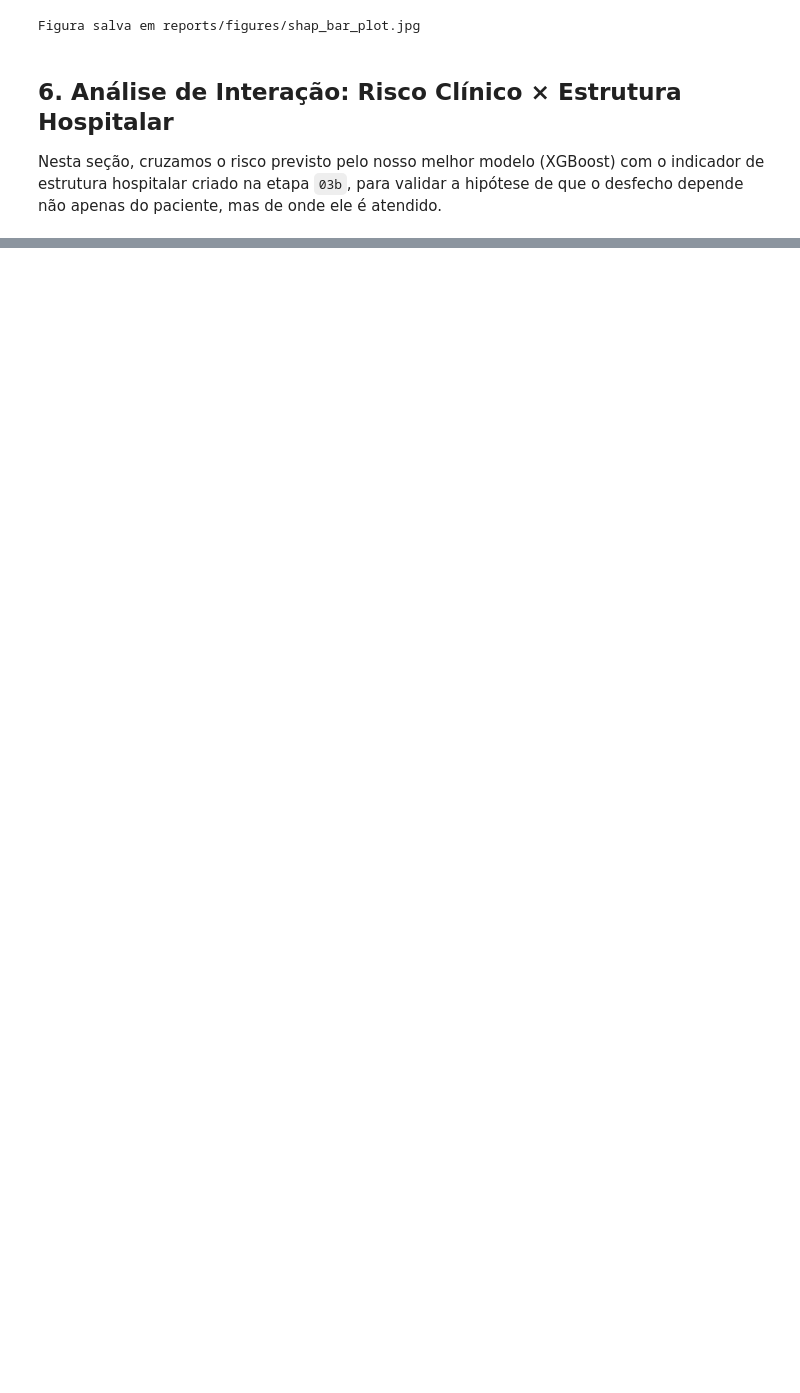
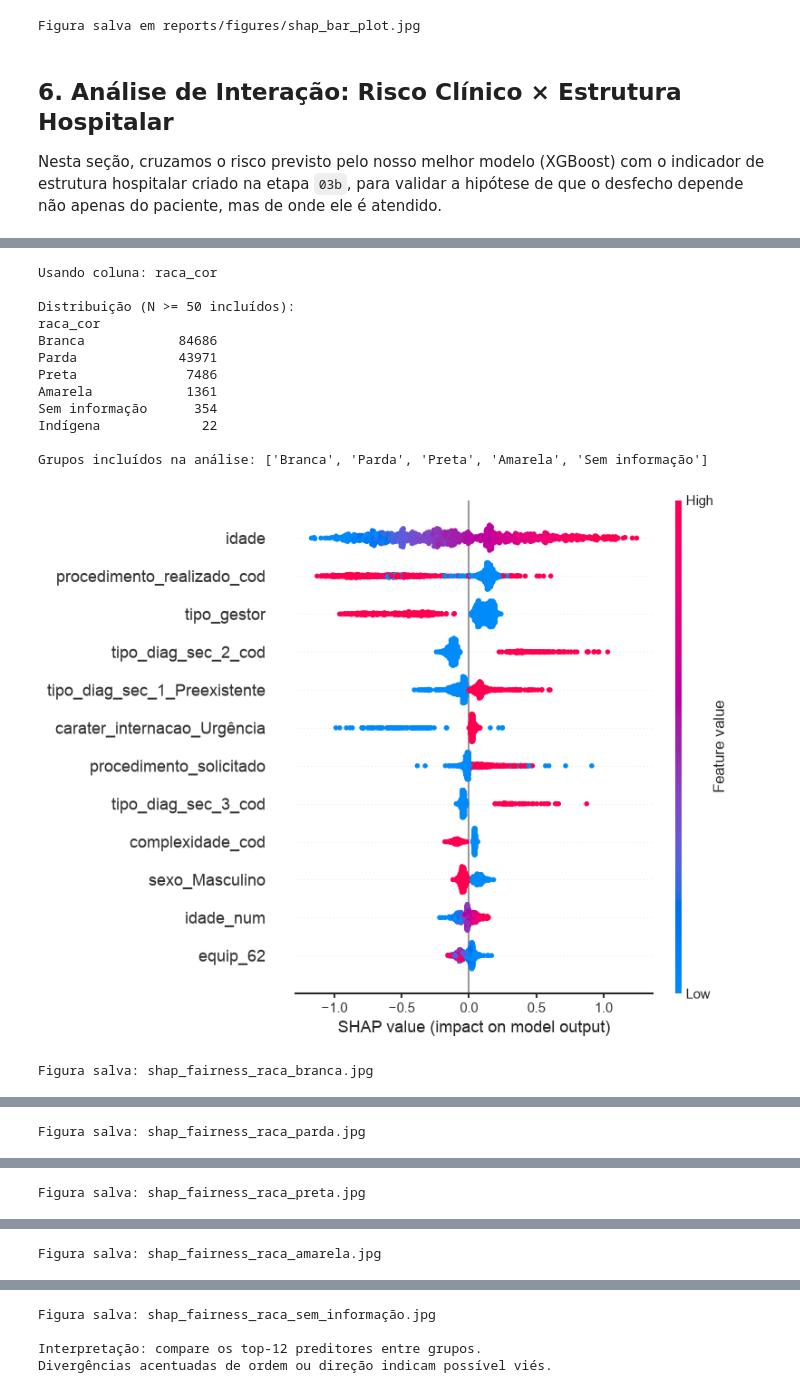
Before and after one commit to Carolina-Silva/TCC, a Jupyter notebook: notebooks/06_predictive_modeling.ipynb, the cells around one changed output, grey strips where cells are left out. Drawn from its saved outputs; the diff is of its cells as text; code cells hidden in the pictures; blank space fills up the shorter version.

```diff
--- a/notebooks/06_predictive_modeling.ipynb
+++ b/notebooks/06_predictive_modeling.ipynb
@@ -681,0 +831,64 @@ Figura salva em reports/figures/shap_fairness_sexo.jpg
+# %%
+import shap
+import warnings
+warnings.filterwarnings('ignore')
+
+# ── Identificar coluna de raça/cor na base enriquecida ────────────────────────
+raca_col = next(
+    (c for c in df_enriched.columns
+     if ('ra' in c.lower() and 'cor' in c.lower()) or 'raca' in c.lower()),
+    None
+)
+
+if raca_col is None:
+    print('⚠️  Coluna de raça/cor não encontrada em df_enriched.')
+    print('Colunas disponíveis:', [c for c in df_enriched.columns if len(c) < 25][:30])
+else:
+    print(f'Usando coluna: {raca_col}')
+    df_interacao['raca_cor'] = df_enriched.loc[idx_test, raca_col].values
+
+    contagem = df_interacao['raca_cor'].value_counts()
+    grupos_validos = contagem[contagem >= 50].index.tolist()
+    print(f'\nDistribuição (N >= 50 incluídos):')
+    print(contagem.to_string())
+    print(f'\nGrupos incluídos na análise: {grupos_validos}')
+
+    if len(grupos_validos) < 2:
+        print('⚠️  Menos de 2 grupos com volume suficiente para comparação.')
+    else:
+        explainer = shap.TreeExplainer(xgb_model)
+
+        # ── Uma figura por grupo ──────────────────────────────────────────────
+        for grupo in grupos_validos:
+            idx_grupo = df_interacao['raca_cor'] == grupo
+            n_sample  = min(1000, int(idx_grupo.sum()))
+            X_grupo   = X_test.loc[idx_grupo].sample(n_sample, random_state=42)
+            shap_grupo = explainer.shap_values(X_grupo)
+
+            plt.figure(figsize=(10, 7))
+            shap.summary_plot(shap_grupo, X_grupo, max_display=12, show=False)
+            nome_arquivo = grupo.lower().replace('/', '_').replace(' ', '_')
+            #plt.title(f'SHAP — Raça/Cor: {grupo} (N={n_sample})',fontsize=13, fontweight='bold', pad=12)
+            plt.tight_layout()
+            plt.savefig(FIG_PATH / f'shap_fairness_raca_{nome_arquivo}.jpg',
+                        dpi=300, bbox_inches='tight')
+            plt.show()
+            print(f'Figura salva: shap_fairness_raca_{nome_arquivo}.jpg')
+
+        print('\nInterpretação: compare os top-12 preditores entre grupos.')
+        print('Divergências acentuadas de ordem ou direção indicam possível viés.')
+# %% [output]
+Usando coluna: raca_cor
+
+Distribuição (N >= 50 incluídos):
+raca_cor
+Branca            84686
+Parda             43971
+Preta              7486
+Amarela            1361
+Sem informação      354
+Indígena             22
+
+Grupos incluídos na análise: ['Branca', 'Parda', 'Preta', 'Amarela', 'Sem informação']
+[figure, added]
+Figura salva: shap_fairness_raca_branca.jpg
@@ -681,0 +896 @@ Figura salva em reports/figures/shap_fairness_sexo.jpg
+Figura salva: shap_fairness_raca_parda.jpg
@@ -681,0 +898 @@ Figura salva em reports/figures/shap_fairness_sexo.jpg
+Figura salva: shap_fairness_raca_preta.jpg
@@ -681,0 +900 @@ Figura salva em reports/figures/shap_fairness_sexo.jpg
+Figura salva: shap_fairness_raca_amarela.jpg
@@ -681,0 +902,4 @@ Figura salva em reports/figures/shap_fairness_sexo.jpg
+Figura salva: shap_fairness_raca_sem_informação.jpg
+
+Interpretação: compare os top-12 preditores entre grupos.
+Divergências acentuadas de ordem ou direção indicam possível viés.
```
Also changed, not shown: parts of 12 cells of this notebook, 6 other files.
